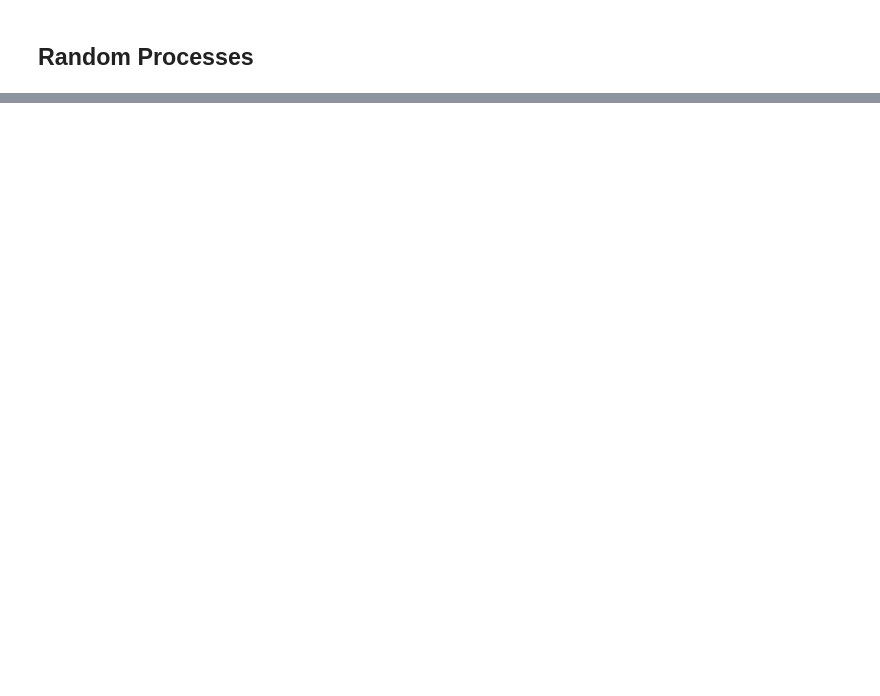
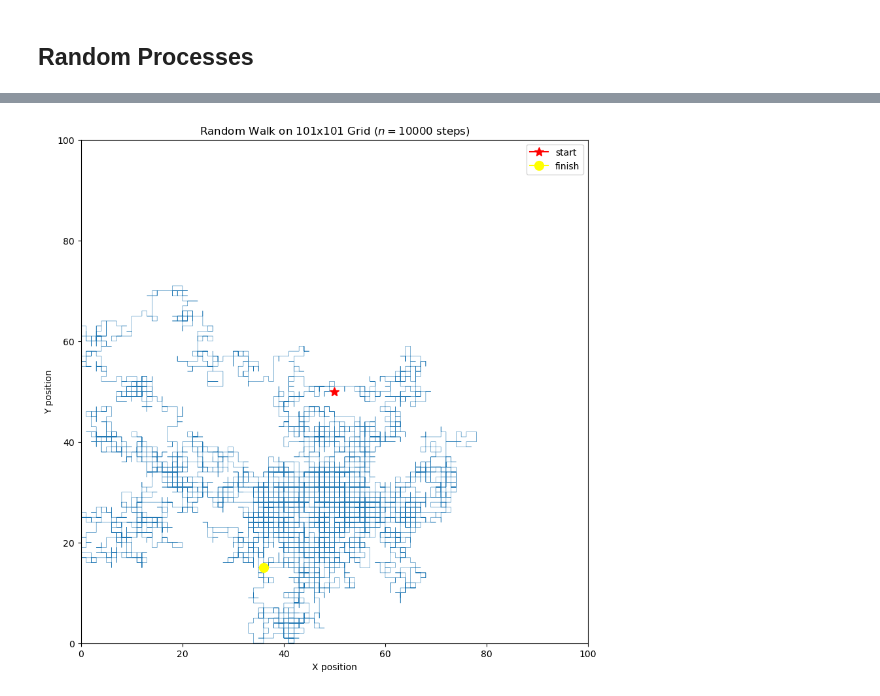
Before and after one commit to jamesobaldwin/CUNY_coursework, a Jupyter notebook: CM/code/CM_practice_code.ipynb, the cells around one changed output, grey strips where cells are left out. Cells and saved outputs as stored; diff of their text form; code cells hidden in the pictures; blank space fills up the shorter version.

```diff
--- a/CM/code/CM_practice_code.ipynb
+++ b/CM/code/CM_practice_code.ipynb
@@ -1089,0 +1198,16 @@ array([ 1,  2,  3,  4,  5,  6,  7,  8,  9, 10, 11, 12, 13, 14])
+# %%
+# Plotting the random walk
+plt.figure(figsize=(10, 10))
+plt.title(f"Random Walk on {L}x{L} Grid ($n = {n}$ steps)")
+plt.plot(x, y, lw=0.4)
+plt.plot(x[0], y[0], color='red', marker='*', ms=10, label='start')
+plt.plot(x[-1], y[-1], color='yellow', marker='o', ms=10, label='finish')
+plt.xlim(0, L - 1)
+plt.ylim(0, L - 1)
+# plt.grid(True)
+plt.xlabel("X position")
+plt.ylabel("Y position")
+plt.legend(loc='upper right')
+plt.show()
+# %% [output]
+[figure, added]
```
Also changed, not shown: parts of 38 cells of this notebook, 13 other files.
